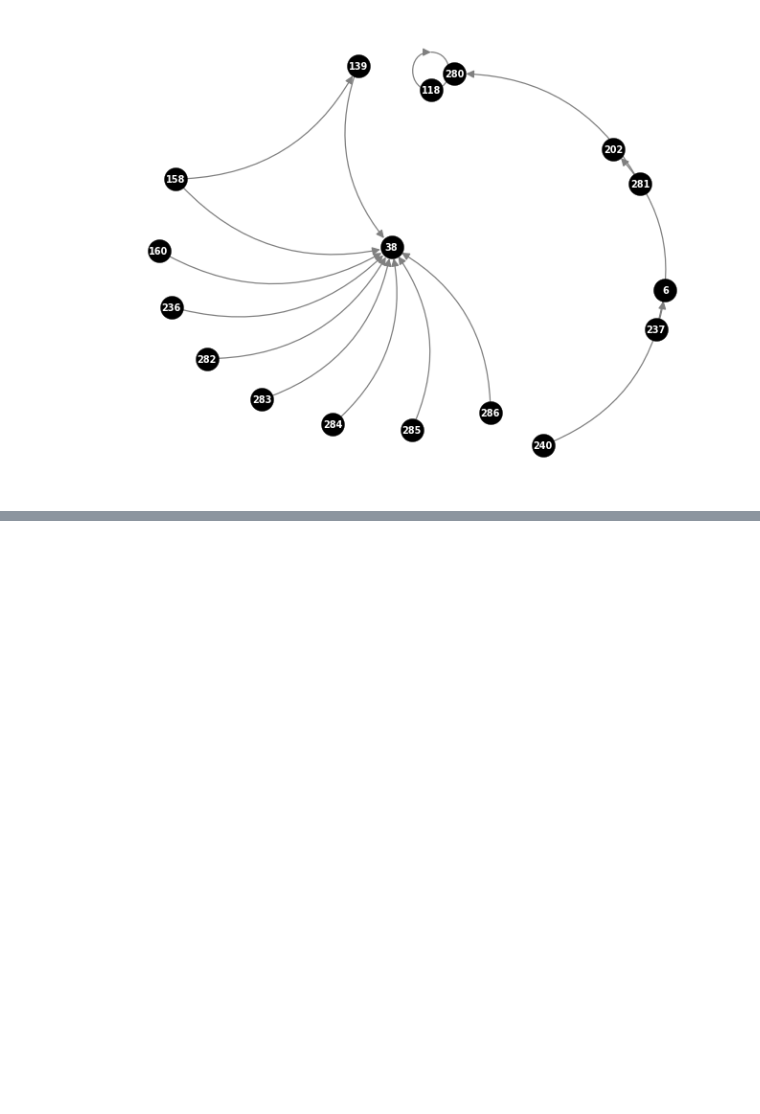
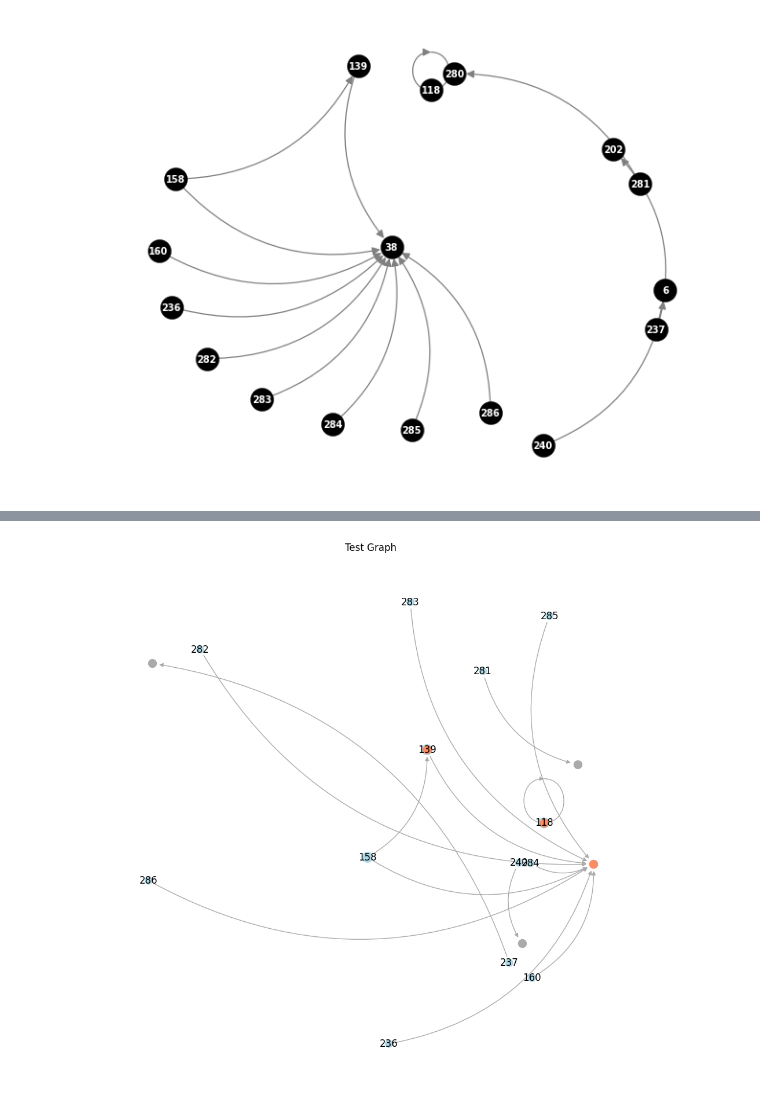
Before and after one commit to rahmanziaur/TestGraphTheory, a Jupyter notebook: TestDependency1_3.ipynb, the cells around one changed output, grey strips where cells are left out. Saved outputs shown, nothing was run; the diff lists cells and outputs as text; code cells hidden in the pictures; blank space fills up the shorter version.

```diff
--- a/TestDependency1_3.ipynb
+++ b/TestDependency1_3.ipynb
@@ -761,0 +838,59 @@ plt.show()
+# %%
+import matplotlib.pyplot as plt
+import networkx as nx
+
+
+options = {
+    'node_color': 'black',
+    'edge_color': 'gray',
+    'node_size': 300,
+    'width': .9,
+    'linewidths':0.25,
+    'font_size':7,
+    'with_labels':True,
+    'connectionstyle':"arc3,rad=0.3",
+    'arrowsize':12,
+    'font_weight':'bold',
+    'font_color':'white'
+}
+
+#df = pd.read_csv("https://raw.githubusercontent.com/rahmanziaur/TestGraphTheory/main/testGraph.csv")
+
+df = pd.read_csv("https://raw.githubusercontent.com/rahmanziaur/TestGraphTheory/main/testGraph-tiny.csv")
+g = nx.from_pandas_edgelist(df,source='source',target='target', edge_attr=None, create_using=nx.DiGraph())
+
+plt.figure(figsize=(12, 12))
+
+# 1. Create the graph
+#g = nx.from_pandas_dataframe(df, source='name', target='club')
+
+# 2. Create a layout for our nodes
+#layout = nx.spring_layout(g,iterations=50)
+#layout =  nx.kamada_kawai_layout(g)
+layout = nx.random_layout(g)
+
+# 3. Draw the parts we want
+nx.draw_networkx_edges(g, layout, edge_color='#AAAAAA', connectionstyle ='arc3,rad=0.3')
+
+clubs = [node for node in g.nodes() if node in df.source.unique()]
+size = [g.degree(node) * 80 for node in g.nodes() if node in df.source.unique()]
+nx.draw_networkx_nodes(g, layout, nodelist=clubs, node_size=size, node_color='lightblue')
+
+people = [node for node in g.nodes() if node in df.target.unique()]
+nx.draw_networkx_nodes(g, layout, nodelist=people, node_size=100, node_color='#AAAAAA')
+
+high_degree_people = [node for node in g.nodes() if node in df.target.unique() and g.degree(node) > 1]
+nx.draw_networkx_nodes(g, layout, nodelist=high_degree_people, node_size=100, node_color='#fc8d62')
+
+club_dict = dict(zip(clubs, clubs))
+nx.draw_networkx_labels(g, layout, labels=club_dict)
+
+# 4. Turn off the axis because I know you don't want it
+plt.axis('off')
+
+plt.title("Test Graph")
+
+# 5. Tell matplotlib to show it
+plt.show()
+# %% [output]
+[figure, added]
```
Also changed, not shown: parts of 3 cells of this notebook.
